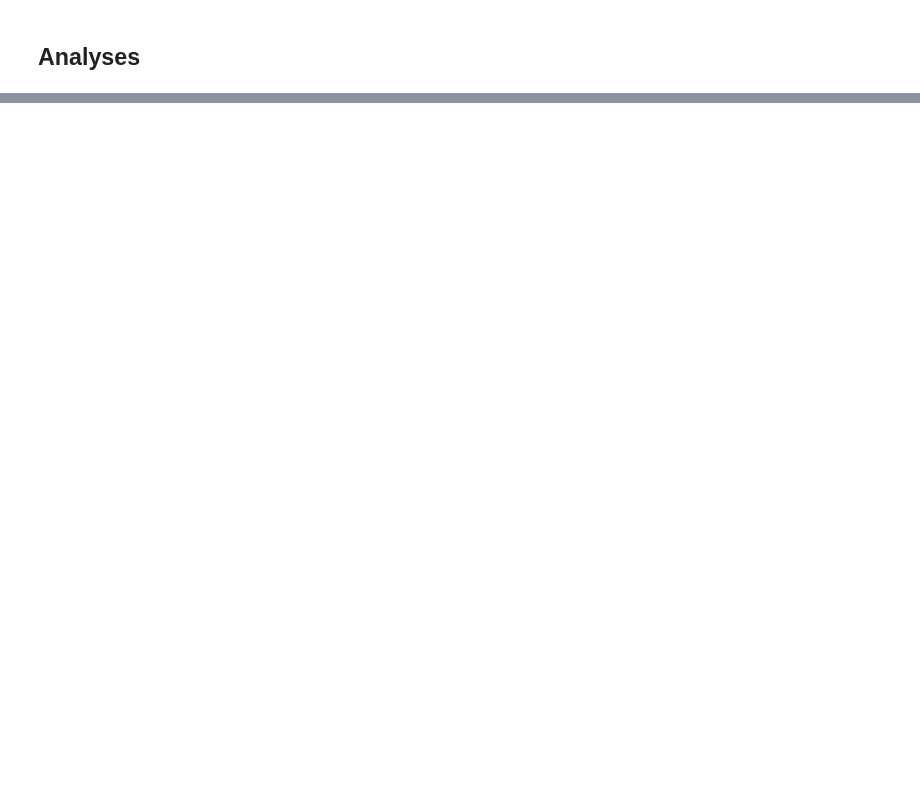
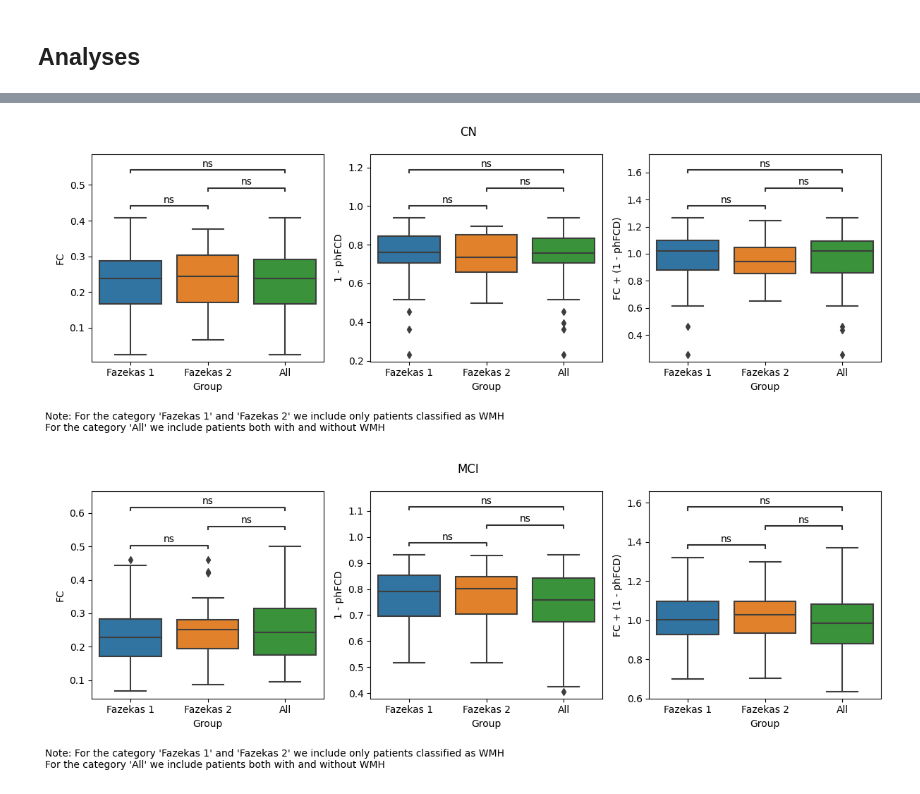
Before and after one commit to dani2442/TMS_in_AD, a Jupyter notebook: 03_modeling_neurolib/petTOAD_exploratory_analysis_evaluate_wmh_groups_ws_-0.1-0.1_bs_-0.025-0.025.ipynb, the cells around one changed output, grey strips where cells are left out. Drawn from its saved outputs; the diff is of its cells as text; code cells hidden in the pictures; blank space fills up the shorter version.

```diff
--- a/03_modeling_neurolib/petTOAD_exploratory_analysis_evaluate_wmh_groups_ws_-0.1-0.1_bs_-0.025-0.025.ipynb
+++ b/03_modeling_neurolib/petTOAD_exploratory_analysis_evaluate_wmh_groups_ws_-0.1-0.1_bs_-0.025-0.025.ipynb
@@ -654,0 +461,16 @@ Now the elephant in the room, since the best fitting are at more positive values
+# %%
+# Select the best b and w for the Fazekas 1 and Fazekas 2 groupings
+fzk1_best_fit_b_hc = 0.0
+fzk1_best_fit_w_hc = -0.05
+fzk1_best_fit_b_mci = 0.0
+fzk1_best_fit_w_mci = -0.02
+
+fzk2_best_fit_b_hc = -0.012
+fzk2_best_fit_w_hc = 0.05
+fzk2_best_fit_b_mci = 0.0
+fzk2_best_fit_w_mci = -0.02
+
+all_best_fit_b_hc = 0.0
+all_best_fit_w_hc = -0.05
+all_best_fit_b_mci = 0.0
+all_best_fit_w_mci = 0.01
@@ -654,0 +578,24 @@ Now the elephant in the room, since the best fitting are at more positive values
+# %%
+# We perform the comparison for the homogenous model where a was weighted based on the normalized wmh load for both HC and MCI
+df_a_big_boxplot = pd.merge(
+    df_a_big, adnimerge[["PTID", "Group_Fazekas_2.0", "Group_Fazekas_1.0", "Group_bin"]], on="PTID"
+)
+compare_fzk1_fzk2_all(df_a_big_boxplot,
+                          fzk1_best_fit_b_hc,
+                          fzk1_best_fit_w_hc,
+                          fzk2_best_fit_b_hc,
+                          fzk2_best_fit_w_hc,
+                          all_best_fit_b_hc,
+                          all_best_fit_w_hc,
+                          "CN")
+compare_fzk1_fzk2_all(df_a_big_boxplot,
+                          fzk1_best_fit_b_mci,
+                          fzk1_best_fit_w_mci,
+                          fzk2_best_fit_b_mci,
+                          fzk2_best_fit_w_mci,
+                          all_best_fit_b_mci,
+                          all_best_fit_w_mci,
+                          "MCI")
+# %% [output]
+[figure, added]
+[figure, added]
```
Also changed, not shown: parts of 62 cells of this notebook, 17 other files.
